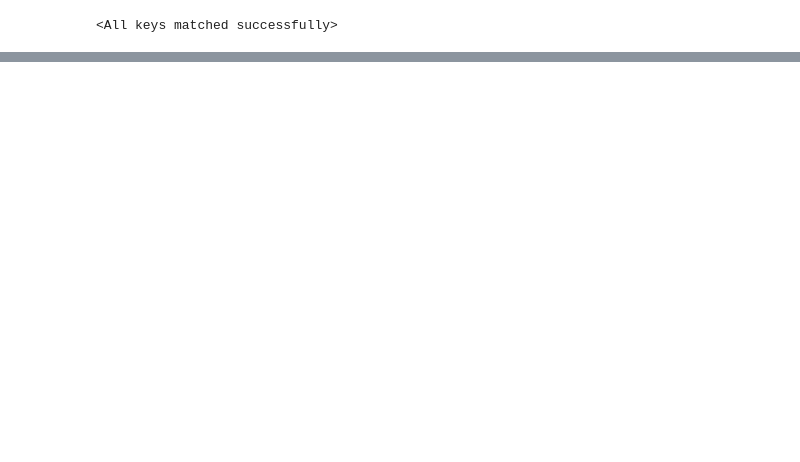
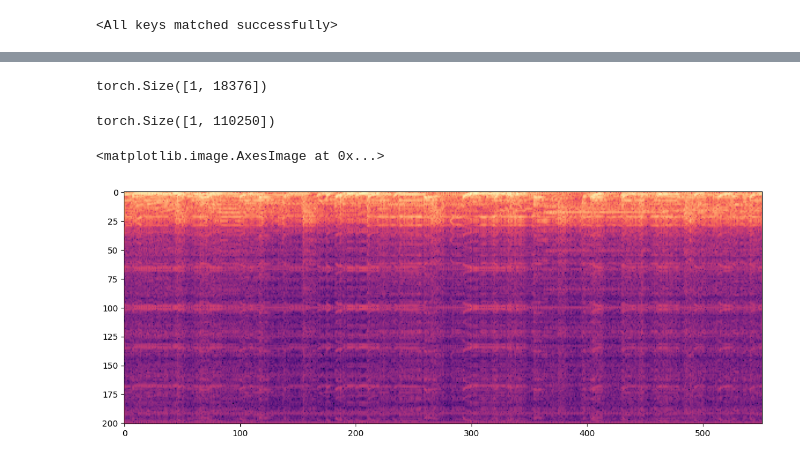
Before and after one commit to gaston-lm/TDVI_tp4_music_encoder, a Jupyter notebook: src/music_encoder.ipynb, the cells around one changed output, grey strips where cells are left out. Cells and saved outputs as stored; diff of their text form; code cells hidden in the pictures; blank space fills up the shorter version.

```diff
--- a/src/music_encoder.ipynb
+++ b/src/music_encoder.ipynb
@@ -514,0 +505,33 @@ torch.Size([20, 1, 110250])
+# %%
+# Create new song?
+song1 = latent_vector_list[1]
+song2 = latent_vector_list[2]
+song3 = latent_vector_list[3]
+
+stacked_tensors = np.stack((song1, song2, song3))
+
+# Calculate the mean along the new axis (axis 0)
+mean_tensor = np.mean(stacked_tensors, axis=0)
+
+new_latent_vector = torch.tensor(mean_tensor)
+
+new_latent_vector.size()
+# %% [output]
+torch.Size([1, 18376])
+# %%
+# Move the model to CPU
+decoder = model.decoder.cpu()
+with torch.no_grad():
+    new_audio = decoder(new_latent_vector).squeeze(0)
+# %%
+new_audio.size()
+# %% [output]
+torch.Size([1, 110250])
+# %%
+new_audio_spec = transform(new_audio)
+
+plt.figure(figsize=(20, 5))
+plt.imshow(new_audio_spec.log2()[0,:,:].numpy(),cmap='magma')
+# %% [output]
+<matplotlib.image.AxesImage at 0x...>
+[figure, added]
```
Also changed, not shown: parts of 23 cells of this notebook.
